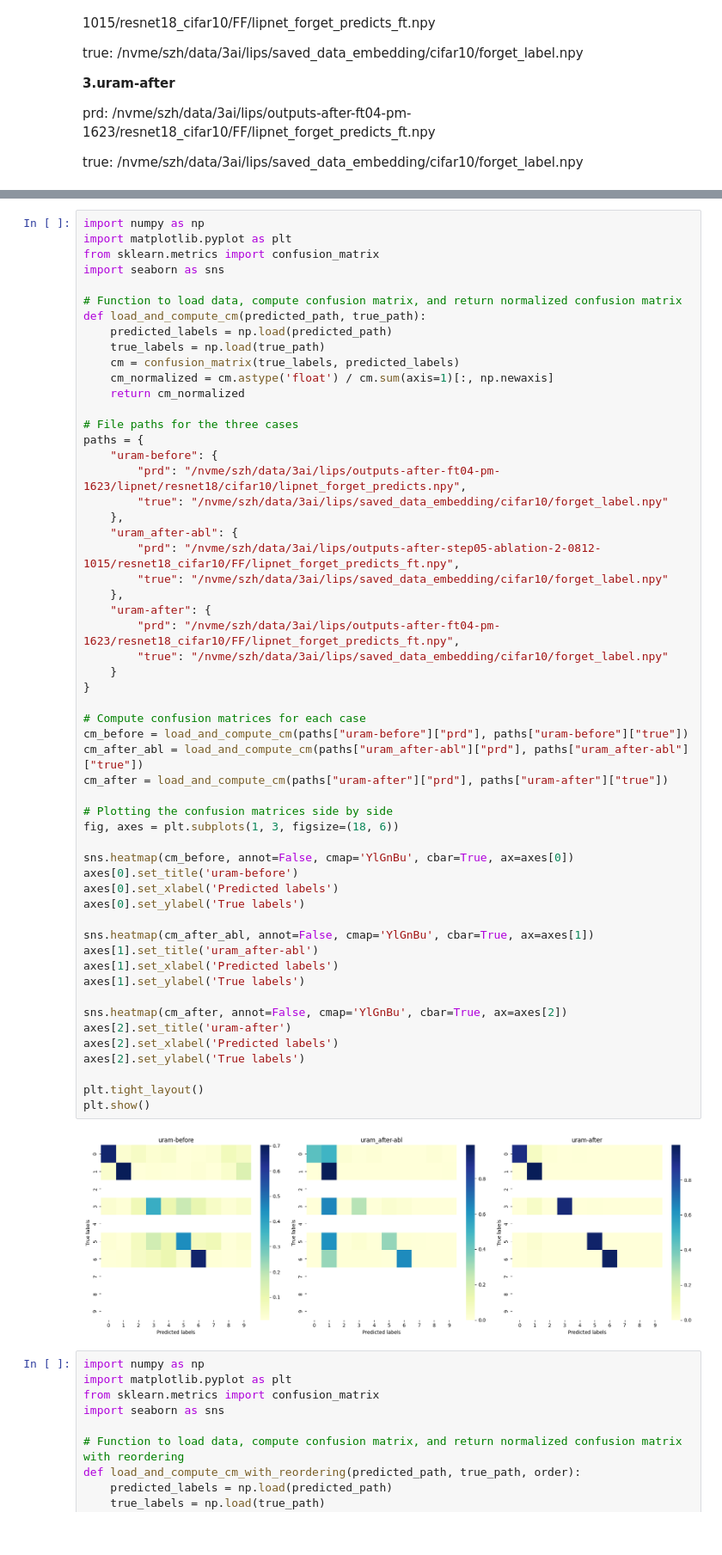
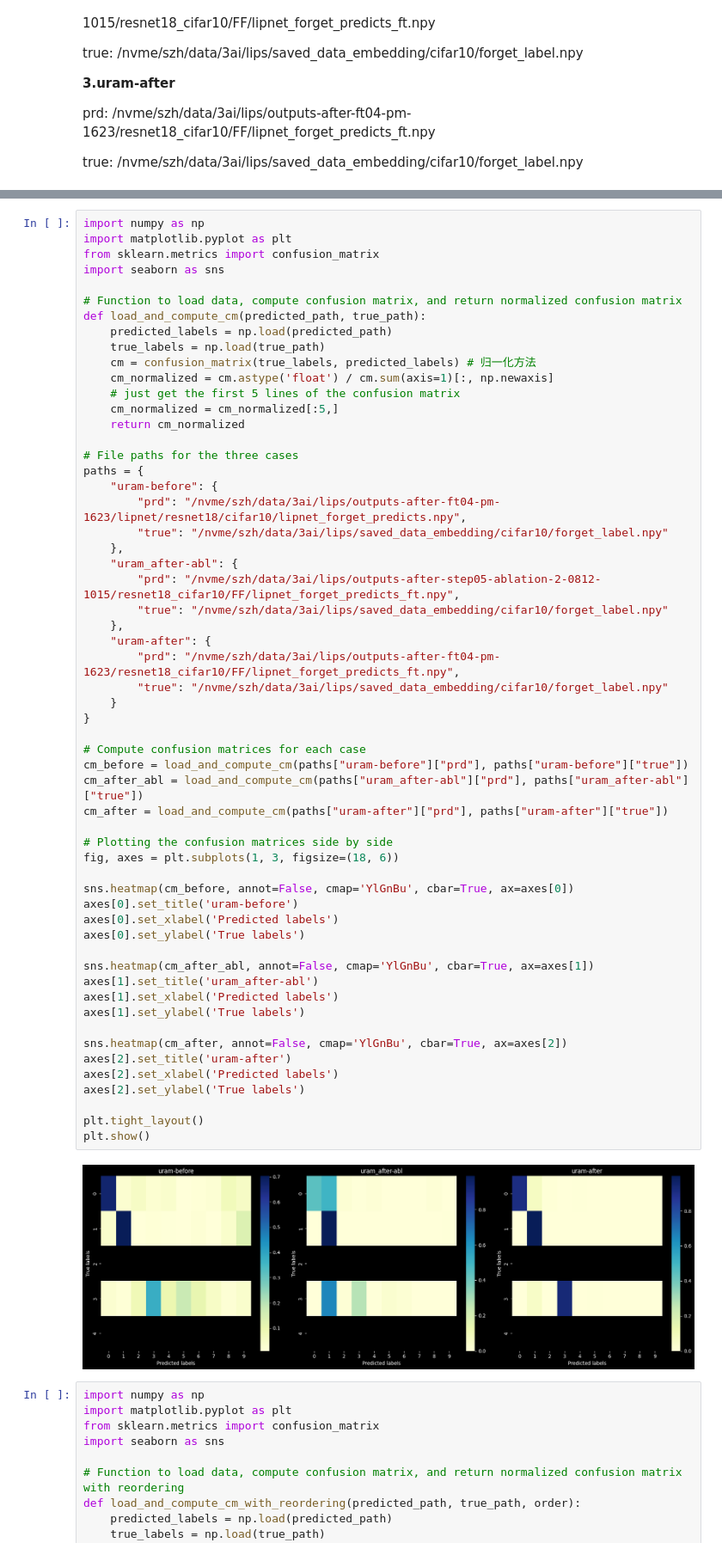
Before and after one commit to rainmilk/mra4mu, a Jupyter notebook: result_analysis/code/result_analysis-cm.ipynb, the cells around one changed output, grey strips where cells are left out. Shown at 86% size. Drawn from its saved outputs; the diff is of its cells as text.

```diff
--- a/result_analysis/code/result_analysis-cm.ipynb
+++ b/result_analysis/code/result_analysis-cm.ipynb
@@ -37,8 +43,10 @@ import seaborn as sns
 def load_and_compute_cm(predicted_path, true_path):
     predicted_labels = np.load(predicted_path)
     true_labels = np.load(true_path)
-    cm = confusion_matrix(true_labels, predicted_labels)
+    cm = confusion_matrix(true_labels, predicted_labels) # 归一化方法
     cm_normalized = cm.astype('float') / cm.sum(axis=1)[:, np.newaxis]
+    # just get the first 5 lines of the confusion matrix
+    cm_normalized = cm_normalized[:5,]
     return cm_normalized
 
 # File paths for the three cases
@@ -56,34 +64,34 @@ paths = {
         "true": "/nvme/szh/data/3ai/lips/saved_data_embedding/cifar10/forget_label.npy"
     }
 }
 
 # Compute confusion matrices for each case
 cm_before = load_and_compute_cm(paths["uram-before"]["prd"], paths["uram-before"]["true"])
 cm_after_abl = load_and_compute_cm(paths["uram_after-abl"]["prd"], paths["uram_after-abl"]["true"])
 cm_after = load_and_compute_cm(paths["uram-after"]["prd"], paths["uram-after"]["true"])
 
 # Plotting the confusion matrices side by side
 fig, axes = plt.subplots(1, 3, figsize=(18, 6))
 
 sns.heatmap(cm_before, annot=False, cmap='YlGnBu', cbar=True, ax=axes[0])
 axes[0].set_title('uram-before')
 axes[0].set_xlabel('Predicted labels')
 axes[0].set_ylabel('True labels')
 
 sns.heatmap(cm_after_abl, annot=False, cmap='YlGnBu', cbar=True, ax=axes[1])
 axes[1].set_title('uram_after-abl')
 axes[1].set_xlabel('Predicted labels')
 axes[1].set_ylabel('True labels')
 
 sns.heatmap(cm_after, annot=False, cmap='YlGnBu', cbar=True, ax=axes[2])
 axes[2].set_title('uram-after')
 axes[2].set_xlabel('Predicted labels')
 axes[2].set_ylabel('True labels')
 
 plt.tight_layout()
 plt.show()
 # %% [output]
-[figure, old version]
+[figure, new version]
 # %%
 import numpy as np
 import matplotlib.pyplot as plt
```
Also changed, not shown: parts of 8 cells of this notebook.
